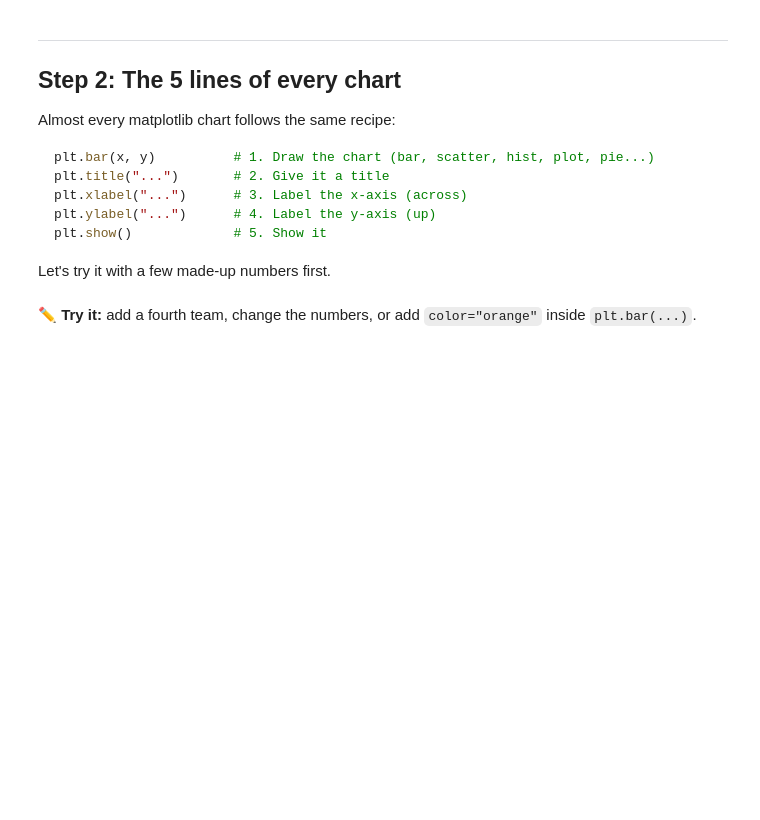
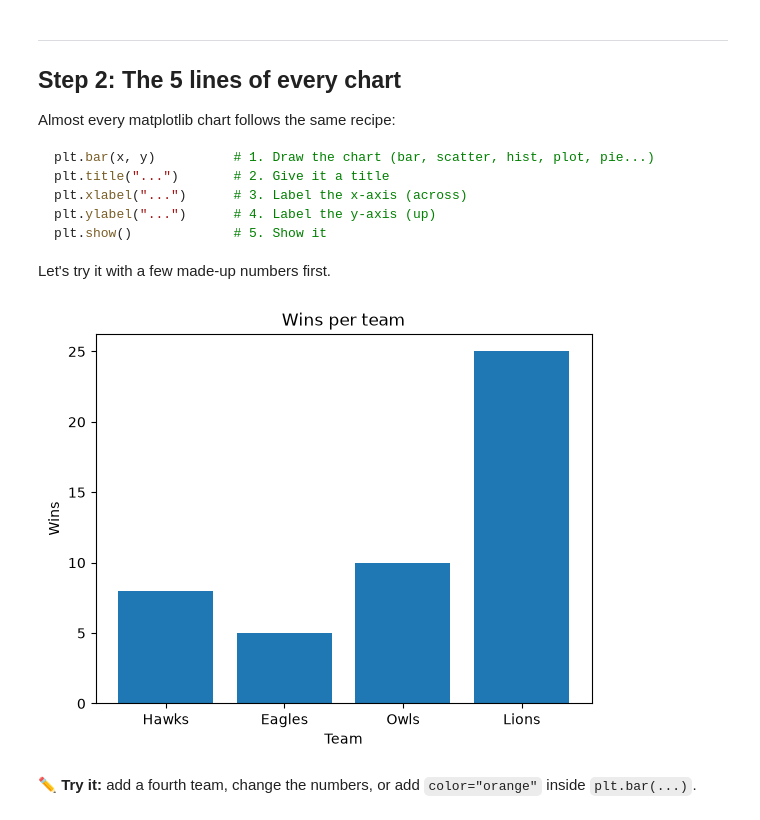
Before and after one commit to TempeHS/2026_Data_Hack_High_Template, a Jupyter notebook: 1_Matplotlib_Basics.ipynb, the cells around one changed output. Drawn from its saved outputs; the diff is of its cells as text; code cells hidden in the pictures; blank space fills up the shorter version.

```diff
--- a/1_Matplotlib_Basics.ipynb
+++ b/1_Matplotlib_Basics.ipynb
@@ -36,14 +43,16 @@ plt.show()             # 5. Show it
 
 Let's try it with a few made-up numbers first.
 # %%
-teams = ["Hawks", "Eagles", "Owls"]
-wins = [8, 5, 10]
+teams = ["Hawks", "Eagles", "Owls", "Lions"]
+wins = [8, 5, 10, 25]
 
 plt.bar(teams, wins)
 plt.title("Wins per team")
 plt.xlabel("Team")
 plt.ylabel("Wins")
 plt.show()
+# %% [output]
+[figure, added]
 # %% [markdown]
 ✏️ **Try it:** add a fourth team, change the numbers, or add `color="orange"` inside `plt.bar(...)`.
 # %% [markdown]
```
Also changed, not shown: parts of 10 cells of this notebook, 1 other file.
